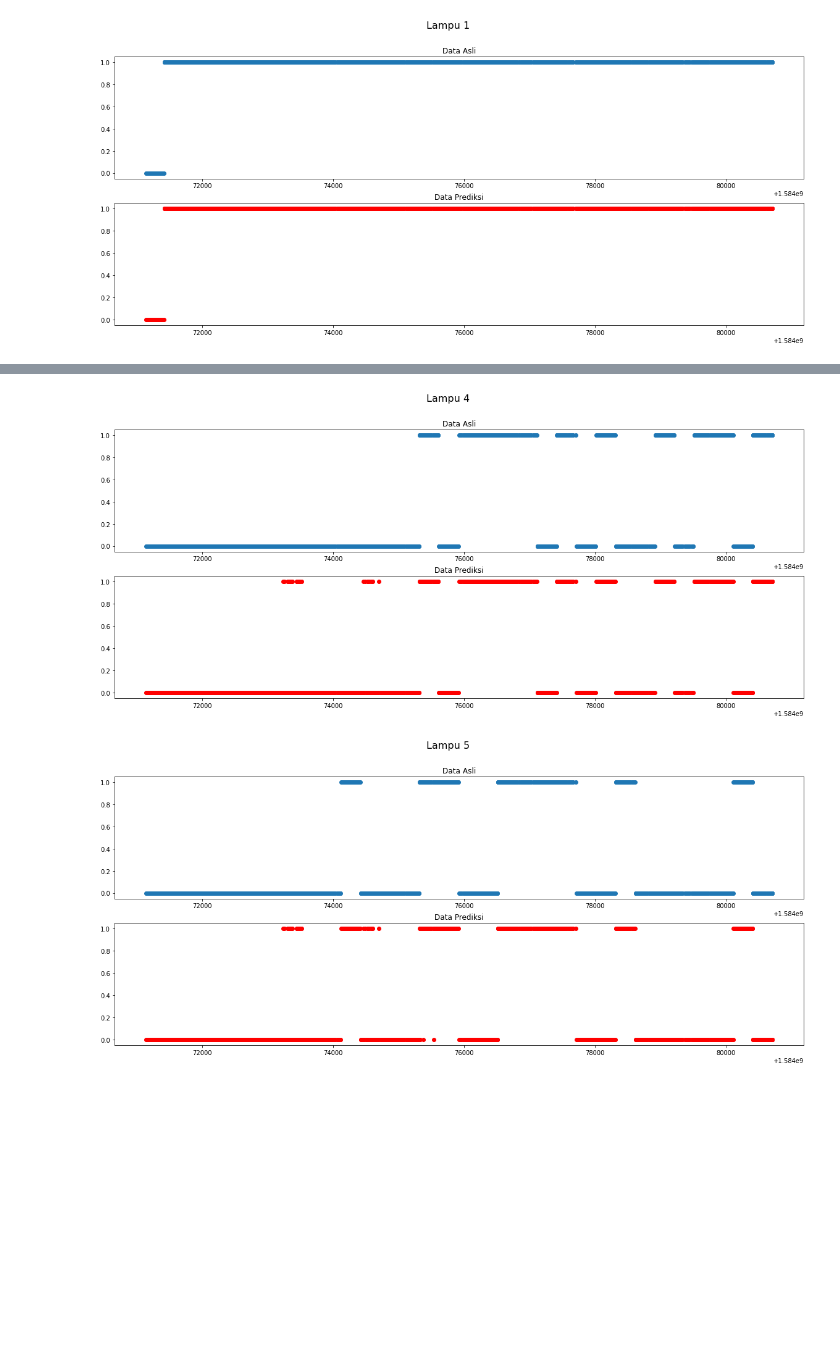
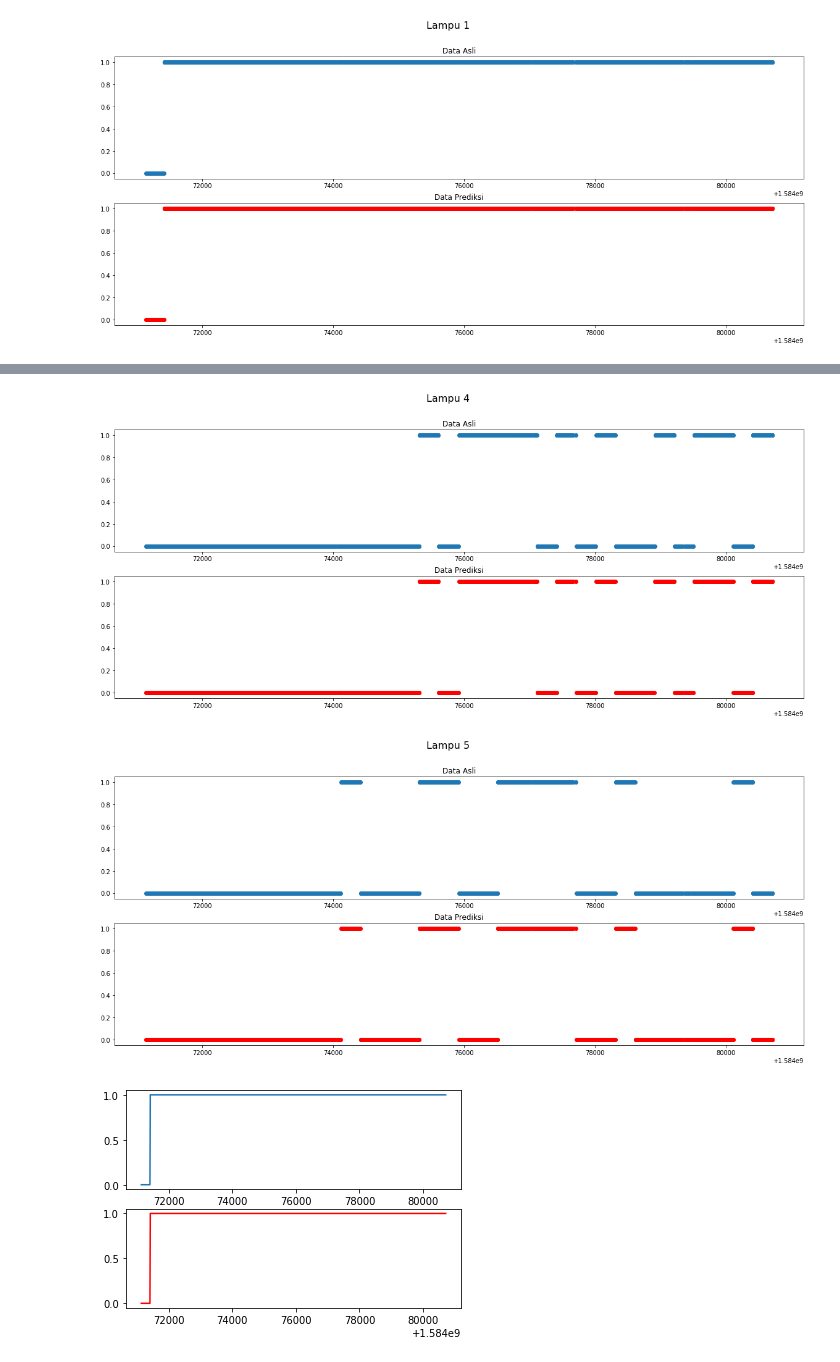
Before and after one commit to HenHimA1/A1, a Jupyter notebook: KNN.ipynb, the cells around one changed output, grey strips where cells are left out. Saved outputs shown, nothing was run; the diff lists cells and outputs as text; code cells hidden in the pictures; blank space fills up the shorter version.

```diff
--- a/KNN.ipynb
+++ b/KNN.ipynb
@@ -71,7 +71,7 @@ Masukkan input dan output ke dalam fungsi KNN
 # %%
 jumlah_n = len(np.unique(Y_out))
 fungsi_knn = KNeighborsClassifier(n_neighbors=jumlah_n)
-fungsi_knn.fit(X_train[:,0].reshape(-1,1),y_train)
+fungsi_knn.fit(X_train[:,0:2],y_train)
 # %% [output]
 KNeighborsClassifier(algorithm='auto', leaf_size=30, metric='minkowski',
                      metric_params=None, n_jobs=None, n_neighbors=30, p=2,
@@ -79,7 +79,7 @@ KNeighborsClassifier(algorithm='auto', leaf_size=30, metric='minkowski',
 # %% [markdown]
 Uji coba model dengan data testing
 # %%
-prediksi = fungsi_knn.predict(X_test[:,0].reshape(-1,1))
+prediksi = fungsi_knn.predict(X_test[:,0:2])
 print("Nilai Akurasi =",accuracy_score(y_test, prediksi))
 print("Jumlah Prediksi Yang benar =",accuracy_score(y_test, prediksi, normalize=False))
 print("Jumlah Data =",y_test.shape[0])
@@ -176,7 +176,7 @@ plt.scatter(X_test[:,1],k_prediksi4, color='red')
 plt.title("Data Prediksi")
 plt.show()
 # %% [output]
-[figure, old version]
+[figure, new version]
 # %%
 plt.figure(figsize=(20, 8))
 plt.suptitle('Lampu 5', fontsize=16)
@@ -188,4 +188,18 @@ plt.scatter(X_test[:,1],k_prediksi5, color='red')
 plt.title("Data Prediksi")
 plt.show()
 # %% [output]
-[figure, old version]
+[figure, new version]
+# %%
+lampu1linetest = np.array([X_test[:,1],k_ytest1]).transpose()
+lampu1linetest = lampu1linetest[np.argsort(lampu1linetest[:, 0])]
+lampu1linetest = lampu1linetest.transpose()
+lampu1lineprediksi = np.array([X_test[:,1],k_prediksi1]).transpose()
+lampu1lineprediksi = lampu1lineprediksi[np.argsort(lampu1lineprediksi[:, 0])]
+lampu1lineprediksi = lampu1lineprediksi.transpose()
+plt.subplot(2,1,1)
+plt.plot(lampu1linetest[0],lampu1linetest[1])
+plt.subplot(2,1,2)
+plt.plot(lampu1lineprediksi[0],lampu1lineprediksi[1], color="red")
+plt.show()
+# %% [output]
+[figure, added]
```
Also changed, not shown: parts of 7 cells of this notebook.
